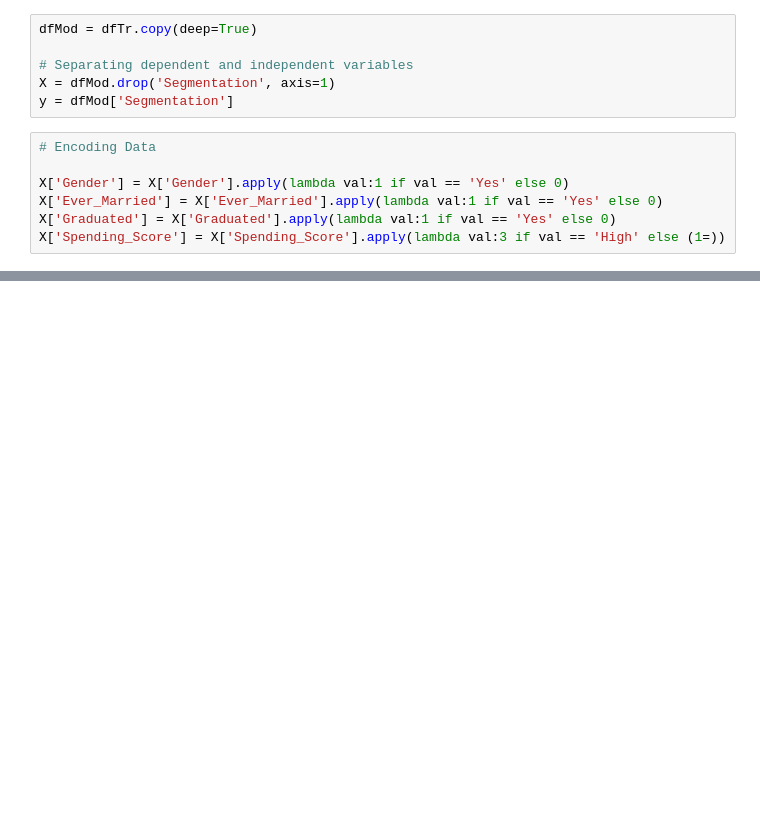
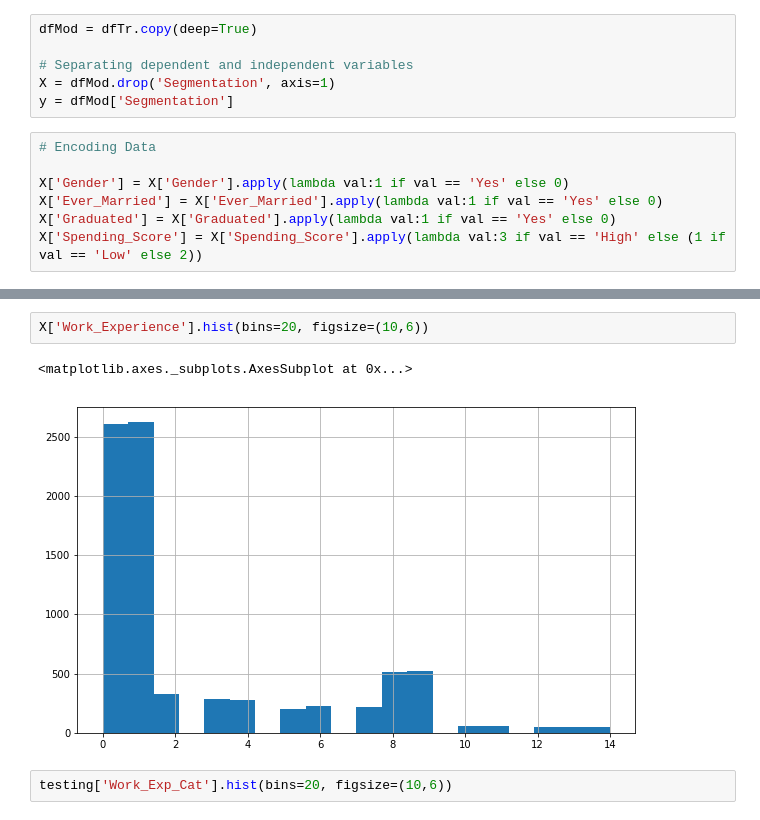
Before and after one commit to harashtaht/CustomerSegmentation, a Jupyter notebook: customerSegmentation/dataAnalysis.ipynb, the cells around one changed output, grey strips where cells are left out. Saved outputs shown, nothing was run; the diff lists cells and outputs as text; blank space fills up the shorter version.

```diff
--- a/customerSegmentation/dataAnalysis.ipynb
+++ b/customerSegmentation/dataAnalysis.ipynb
@@ -1084,4 +1084,4 @@ y = dfMod['Segmentation']
 X['Gender'] = X['Gender'].apply(lambda val:1 if val == 'Yes' else 0)
 X['Ever_Married'] = X['Ever_Married'].apply(lambda val:1 if val == 'Yes' else 0)
 X['Graduated'] = X['Graduated'].apply(lambda val:1 if val == 'Yes' else 0)
-X['Spending_Score'] = X['Spending_Score'].apply(lambda val:3 if val == 'High' else (1=))
+X['Spending_Score'] = X['Spending_Score'].apply(lambda val:3 if val == 'High' else (1 if val == 'Low' else 2))
@@ -1099,0 +1119,7 @@ dtype: int64
+# %%
+X['Work_Experience'].hist(bins=20, figsize=(10,6))
+# %% [output]
+<matplotlib.axes._subplots.AxesSubplot at 0x...>
+[figure, added]
+# %%
+testing['Work_Exp_Cat'].hist(bins=20, figsize=(10,6))
```
Also changed, not shown: parts of 6 cells of this notebook.
